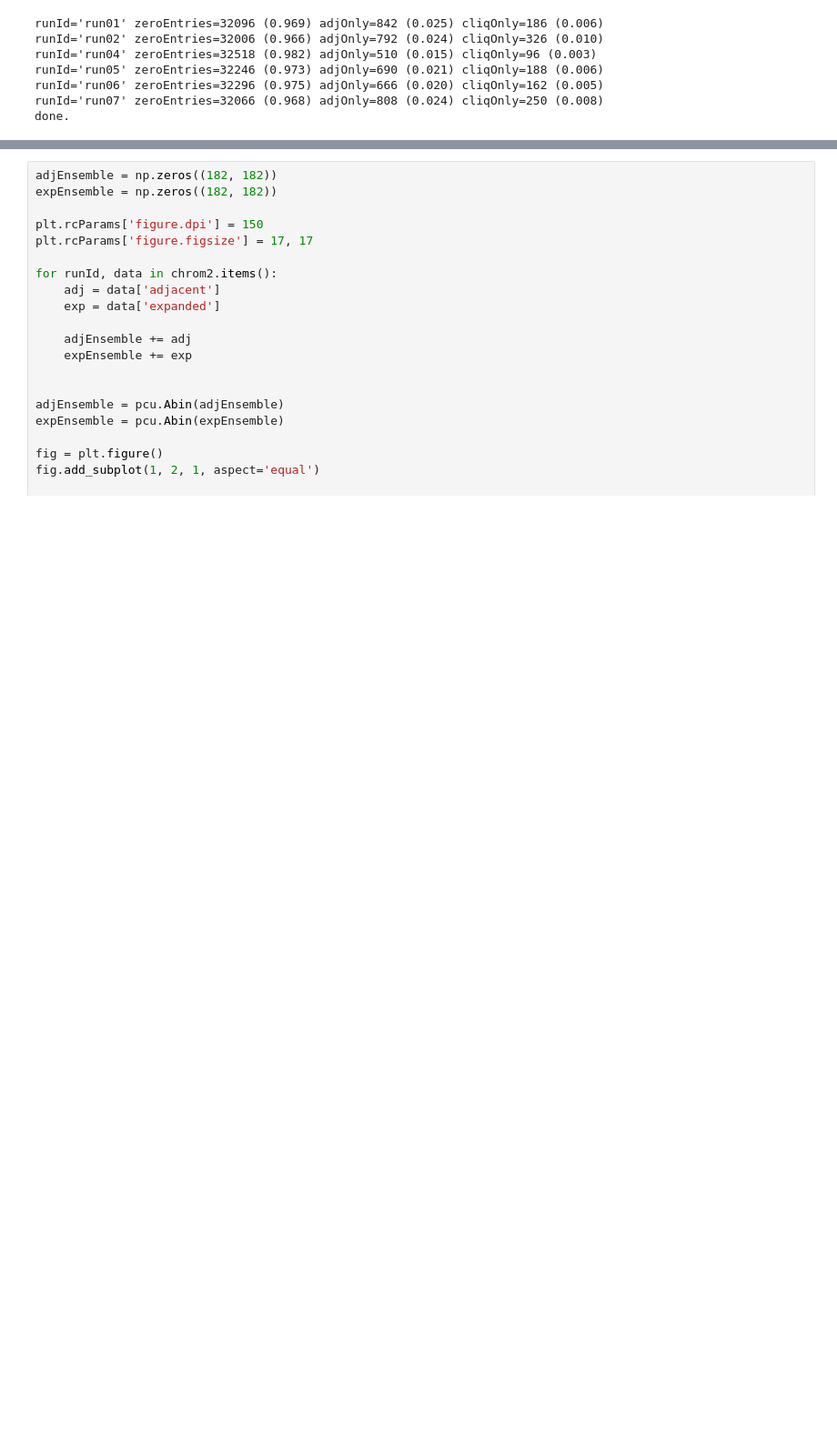
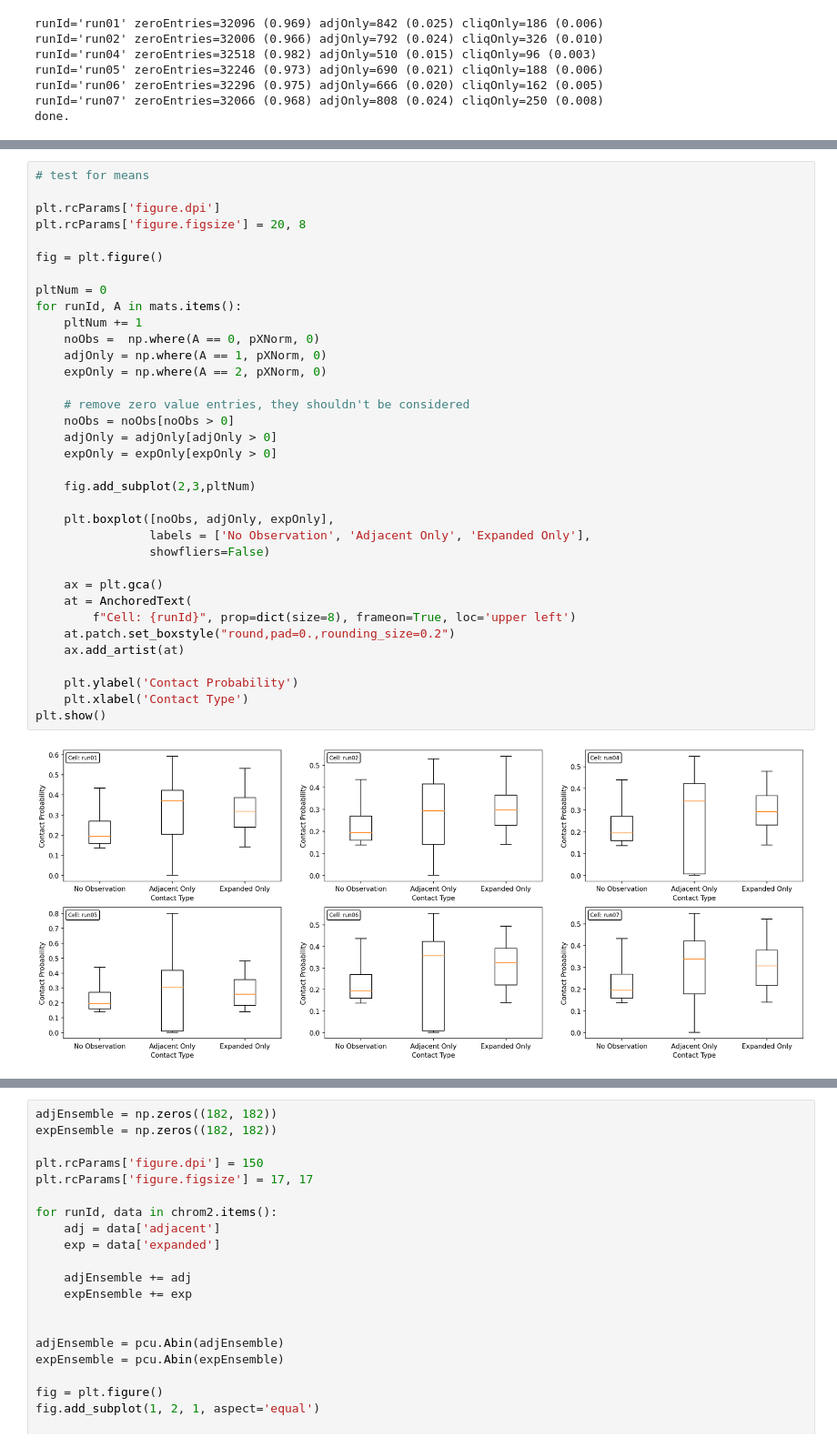
Before and after one commit to CooperStansbury/scPoreC-analysis, a Jupyter notebook: notebooks/contactProbability.ipynb, the cells around one changed output, grey strips where cells are left out. Shown at 91% size. Drawn from its saved outputs; the diff is of its cells as text; blank space fills up the shorter version.

```diff
--- a/notebooks/contactProbability.ipynb
+++ b/notebooks/contactProbability.ipynb
@@ -309,3 +355,40 @@ plt.show()
+# %%
+# test for means
+
+plt.rcParams['figure.dpi']
+plt.rcParams['figure.figsize'] = 20, 8
+
+fig = plt.figure()
+
+pltNum = 0
+for runId, A in mats.items():
+    pltNum += 1
+    noObs =  np.where(A == 0, pXNorm, 0)
+    adjOnly = np.where(A == 1, pXNorm, 0)
+    expOnly = np.where(A == 2, pXNorm, 0)
+
+    # remove zero value entries, they shouldn't be considered
+    noObs = noObs[noObs > 0]
+    adjOnly = adjOnly[adjOnly > 0]
+    expOnly = expOnly[expOnly > 0]
+
+    fig.add_subplot(2,3,pltNum)
+
+    plt.boxplot([noObs, adjOnly, expOnly],
+                labels = ['No Observation', 'Adjacent Only', 'Expanded Only'],
+                showfliers=False)
+
+    ax = plt.gca()
+    at = AnchoredText(
+        f"Cell: {runId}", prop=dict(size=8), frameon=True, loc='upper left')
+    at.patch.set_boxstyle("round,pad=0.,rounding_size=0.2")
+    ax.add_artist(at)
+
+    plt.ylabel('Contact Probability')
+    plt.xlabel('Contact Type')
+plt.show()
+# %% [output]
+[figure, added]
 # %%
 
 for runId, A in mats.items():
```
Also changed, not shown: parts of 6 cells of this notebook, 6 other files.
